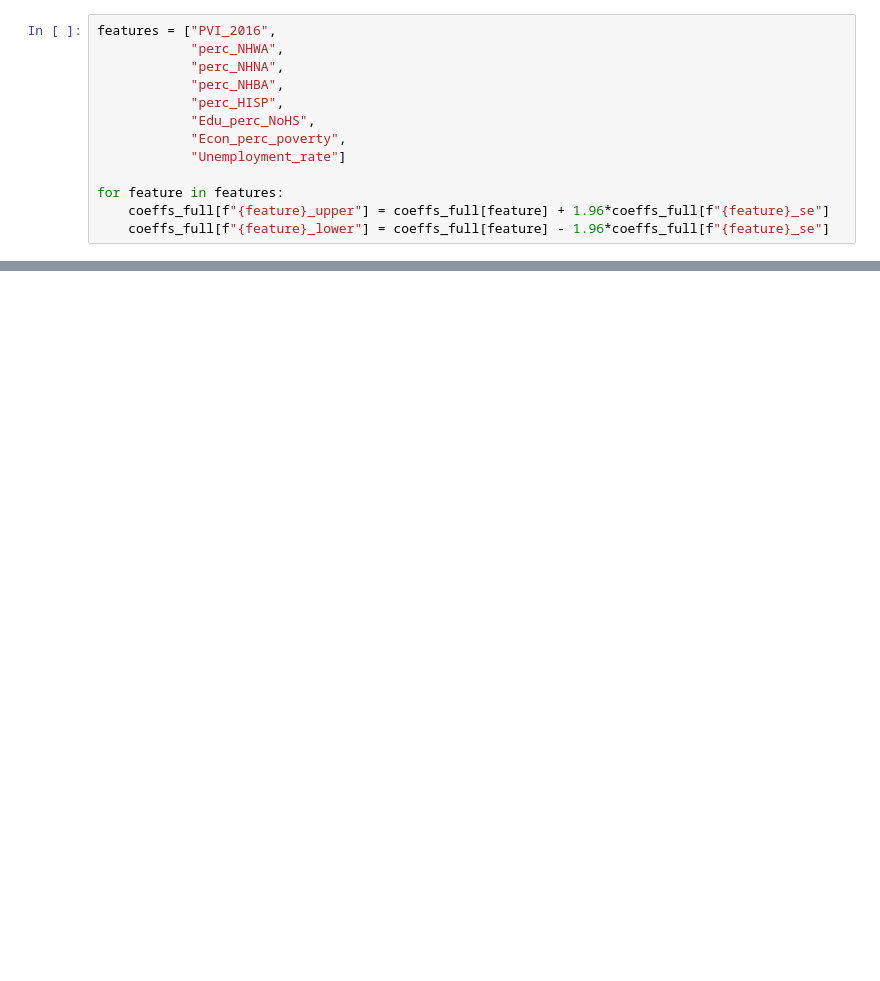
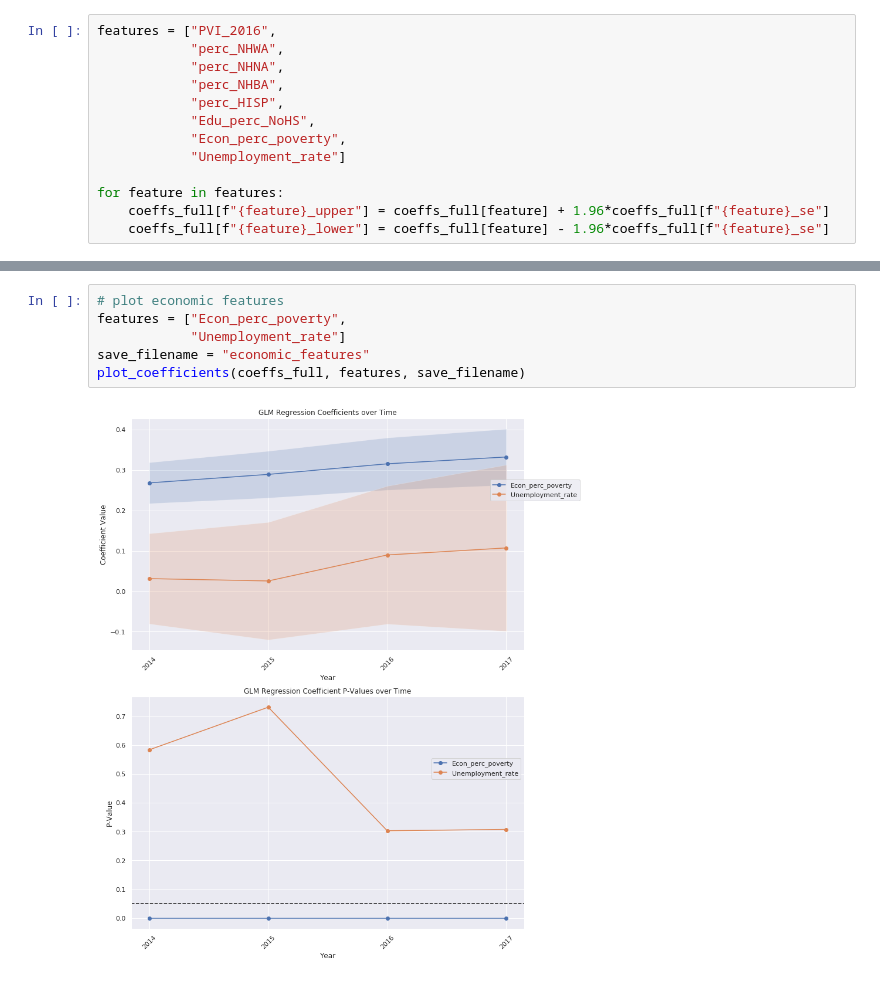
Before and after one commit to ryanbae89/gun-violence-uscounties, a Jupyter notebook: 3_results_visualization.ipynb, the cells around one changed output, grey strips where cells are left out. Cells and saved outputs as stored; diff of their text form; blank space fills up the shorter version.

```diff
--- a/3_results_visualization.ipynb
+++ b/3_results_visualization.ipynb
@@ -180,0 +177,8 @@ plt.legend(bbox_to_anchor=(1, 0.75))
+# %%
+# plot economic features
+features = ["Econ_perc_poverty",
+            "Unemployment_rate"]
+save_filename = "economic_features"
+plot_coefficients(coeffs_full, features, save_filename)
+# %% [output]
+[figure, added]
```
Also changed, not shown: parts of 12 cells of this notebook, 4 other files.
